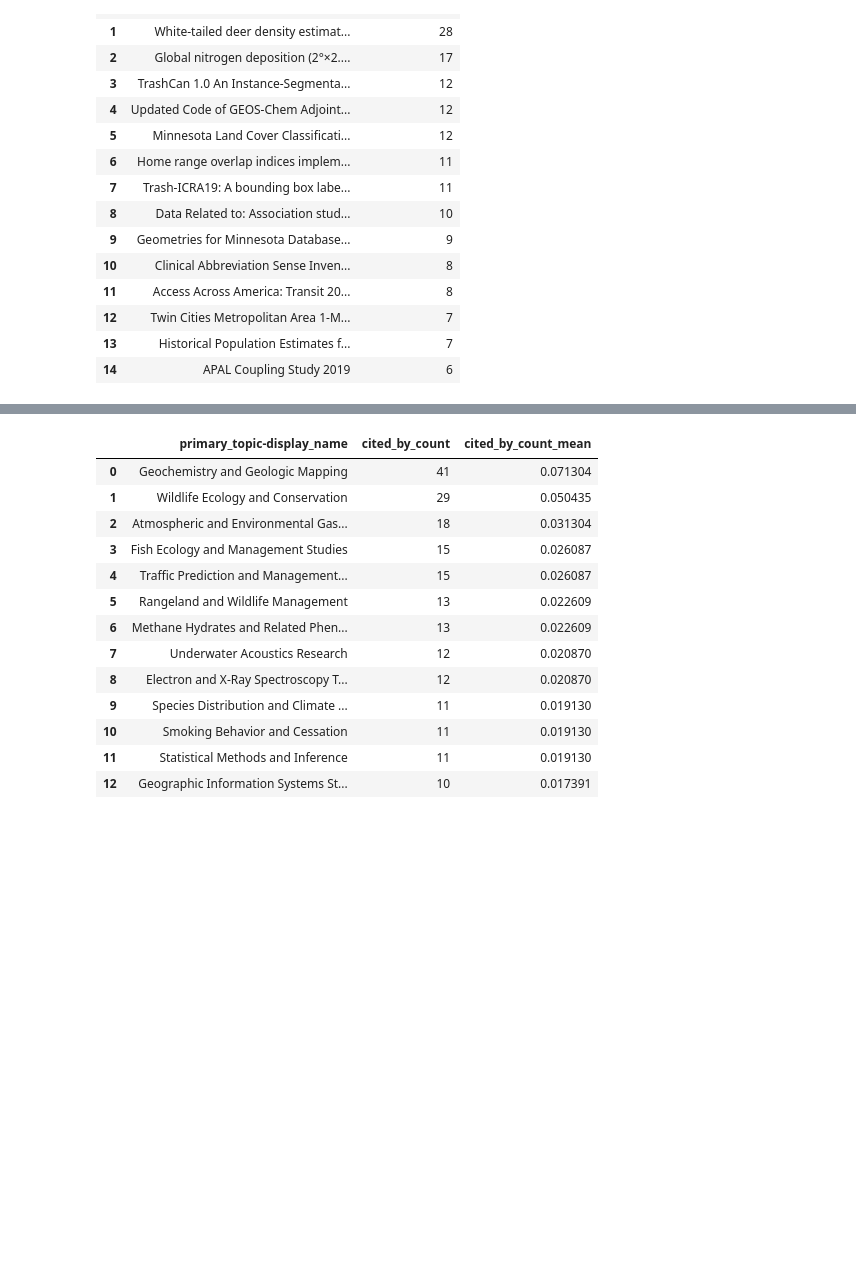
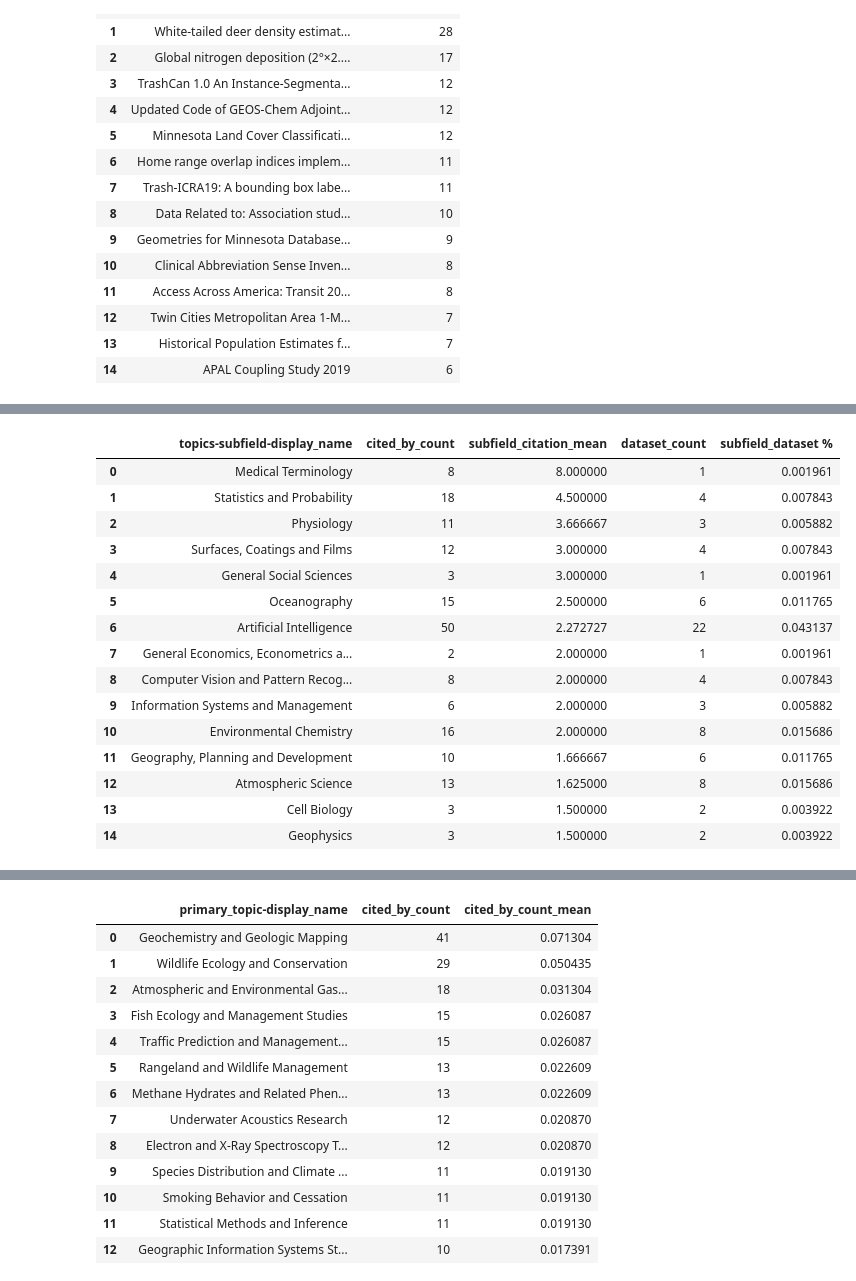
Before and after one commit to senderrr/OpenAlex, a Jupyter notebook: OpenAlexSourceVisuals.ipynb, the cells around one changed output, grey strips where cells are left out. Cells and saved outputs as stored; diff of their text form; code cells hidden in the pictures; blank space fills up the shorter version.

```diff
--- a/OpenAlexSourceVisuals.ipynb
+++ b/OpenAlexSourceVisuals.ipynb
@@ -446,0 +423,25 @@ subfield_df.head(15)
+# %%
+subfield_df = df.drop_duplicates(subset=['doi']).groupby(['topics-subfield-display_name']).agg(cited_by_count=('cited_by_count', 'sum'), dataset_count=('topics-subfield-display_name', 'count')).reset_index()
+
+subfield_df['subfield_dataset %'] = subfield_df['dataset_count'] / subfield_df['dataset_count'].sum()
+subfield_df['subfield_citation_mean'] = subfield_df['cited_by_count'] / subfield_df['dataset_count']
+subfield_df = subfield_df[['topics-subfield-display_name', 'cited_by_count', 'subfield_citation_mean', 'dataset_count', 'subfield_dataset %']]
+
+subfield_df.sort_values(by='subfield_citation_mean', ascending=False).reset_index(drop=True).head(15)
+# %% [output]
+|  | topics-subfield-display_name | cited_by_count | subfield_citation_mean | dataset_count | subfield_dataset % |
+| 0 | Medical Terminology | 8 | 8.000000 | 1 | 0.001961 |
+| 1 | Statistics and Probability | 18 | 4.500000 | 4 | 0.007843 |
+| 2 | Physiology | 11 | 3.666667 | 3 | 0.005882 |
+| 3 | Surfaces, Coatings and Films | 12 | 3.000000 | 4 | 0.007843 |
+| 4 | General Social Sciences | 3 | 3.000000 | 1 | 0.001961 |
+| 5 | Oceanography | 15 | 2.500000 | 6 | 0.011765 |
+| 6 | Artificial Intelligence | 50 | 2.272727 | 22 | 0.043137 |
+| 7 | General Economics, Econometrics a... | 2 | 2.000000 | 1 | 0.001961 |
+| 8 | Computer Vision and Pattern Recog... | 8 | 2.000000 | 4 | 0.007843 |
+| 9 | Information Systems and Management | 6 | 2.000000 | 3 | 0.005882 |
+| 10 | Environmental Chemistry | 16 | 2.000000 | 8 | 0.015686 |
+| 11 | Geography, Planning and Development | 10 | 1.666667 | 6 | 0.011765 |
+| 12 | Atmospheric Science | 13 | 1.625000 | 8 | 0.015686 |
+| 13 | Cell Biology | 3 | 1.500000 | 2 | 0.003922 |
+| 14 | Geophysics | 3 | 1.500000 | 2 | 0.003922 |
```
Also changed, not shown: parts of 15 cells of this notebook.
